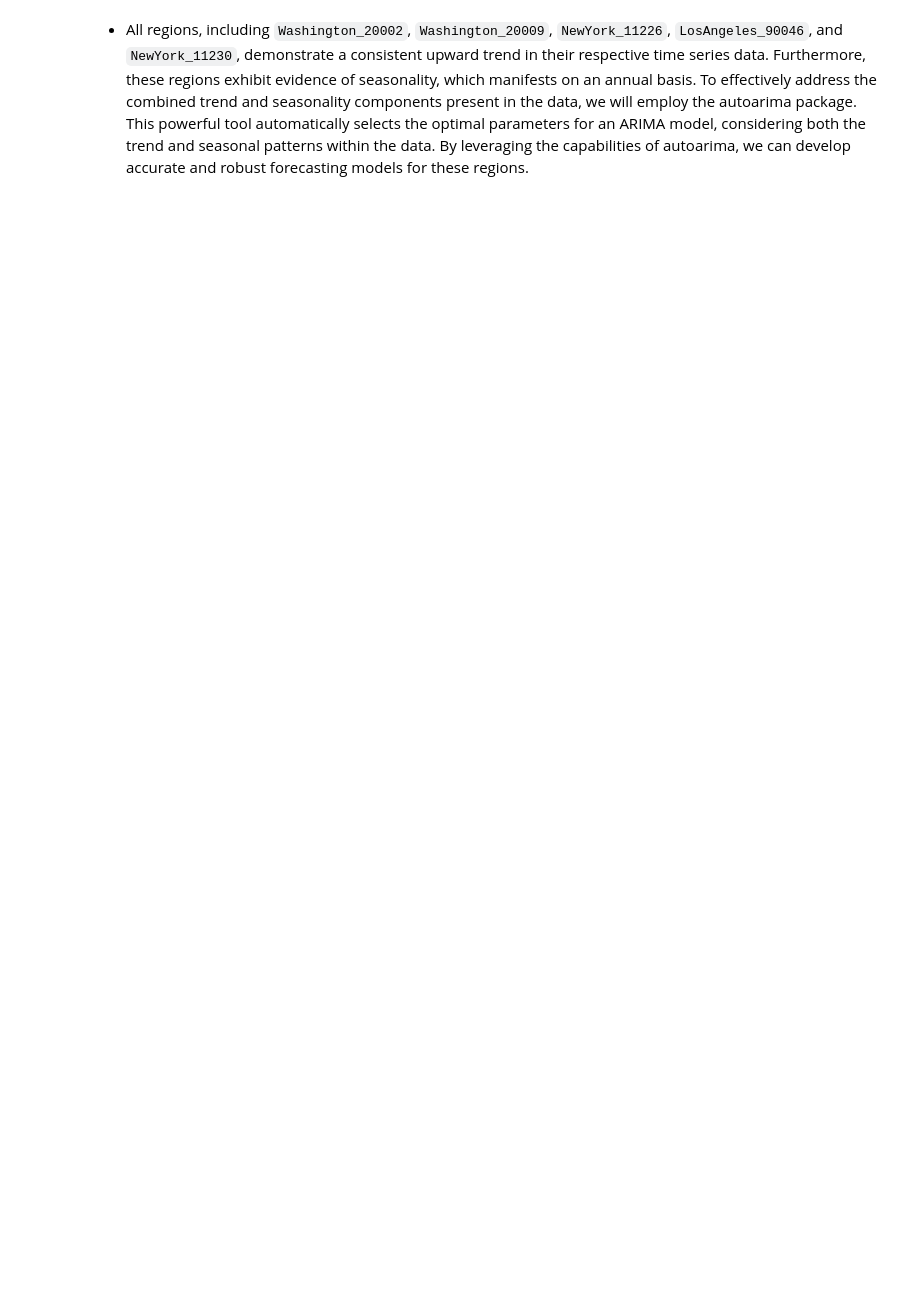
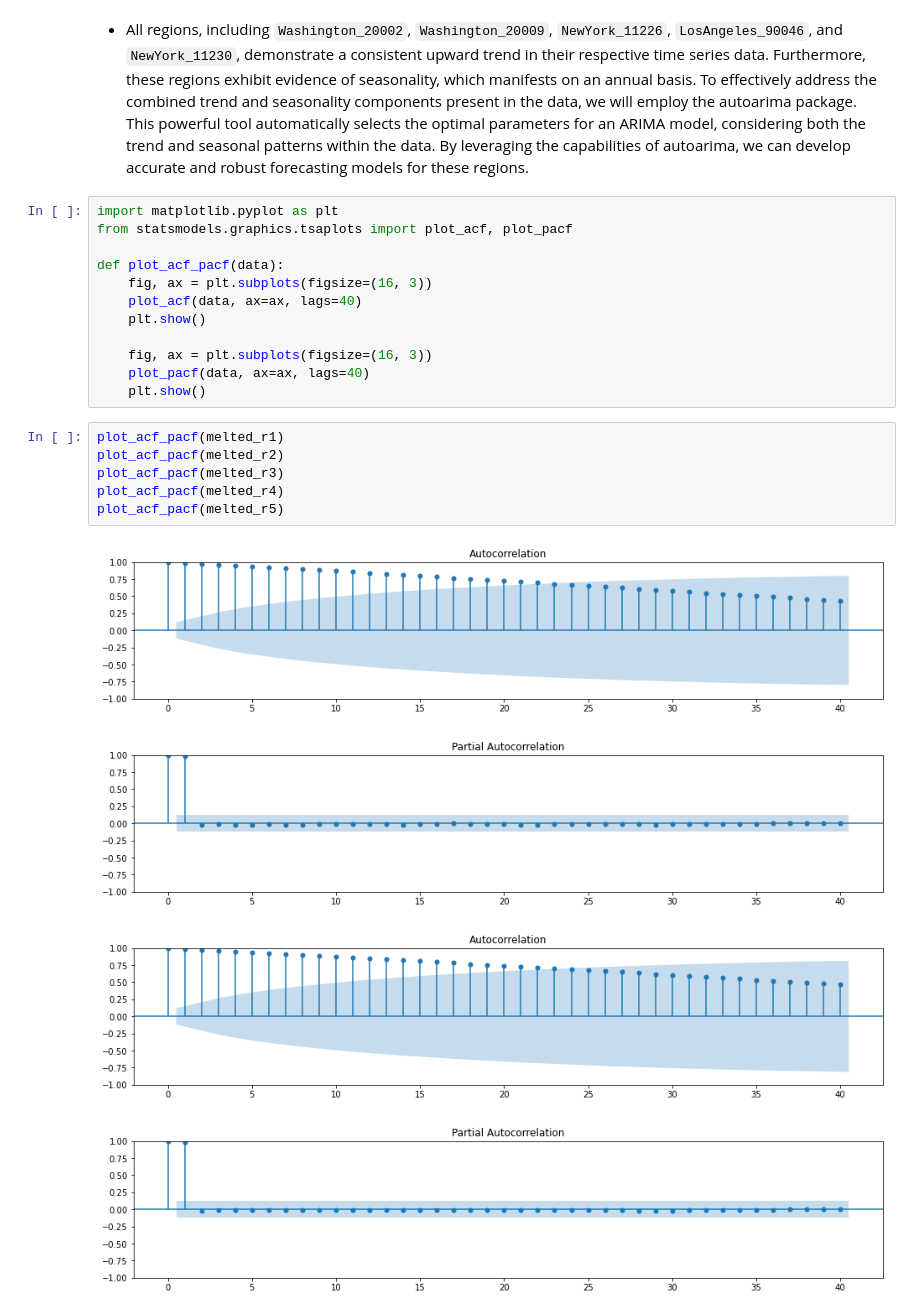
Before and after one commit to Lawez/phase-4-group-project, a Jupyter notebook: timeseries.ipynb, the cells around one changed output. Cells and saved outputs as stored; diff of their text form; blank space fills up the shorter version.

```diff
--- a/timeseries.ipynb
+++ b/timeseries.ipynb
@@ -459,2 +459,25 @@ plt.show()
 # %% [markdown]
 * All regions, including `Washington_20002`, `Washington_20009`, `NewYork_11226`, `LosAngeles_90046`, and `NewYork_11230`, demonstrate a consistent upward trend in their respective time series data. Furthermore, these regions exhibit evidence of seasonality, which manifests on an annual basis. To effectively address the combined trend and seasonality components present in the data, we will employ the autoarima package. This powerful tool automatically selects the optimal parameters for an ARIMA model, considering both the trend and seasonal patterns within the data. By leveraging the capabilities of autoarima, we can develop accurate and robust forecasting models for these regions.
+# %%
+import matplotlib.pyplot as plt
+from statsmodels.graphics.tsaplots import plot_acf, plot_pacf
+
+def plot_acf_pacf(data):
+    fig, ax = plt.subplots(figsize=(16, 3))
+    plot_acf(data, ax=ax, lags=40)
+    plt.show()
+
+    fig, ax = plt.subplots(figsize=(16, 3))
+    plot_pacf(data, ax=ax, lags=40)
+    plt.show()
+# %%
+plot_acf_pacf(melted_r1)
+plot_acf_pacf(melted_r2)
+plot_acf_pacf(melted_r3)
+plot_acf_pacf(melted_r4)
+plot_acf_pacf(melted_r5)
+# %% [output]
+[figure, added]
+[figure, added]
+[figure, added]
+[figure, added]
```
Also changed, not shown: parts of 130 cells of this notebook.
